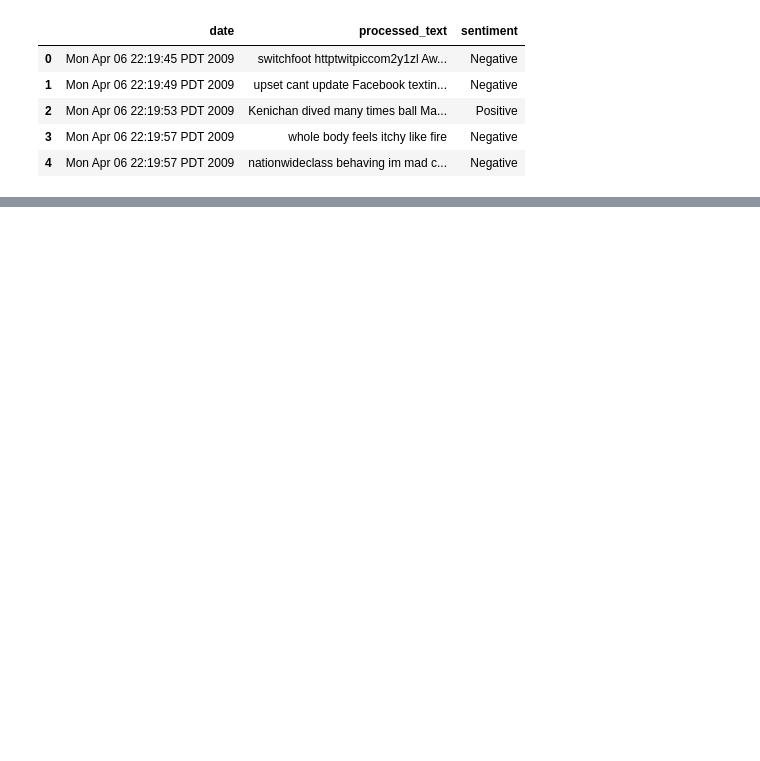
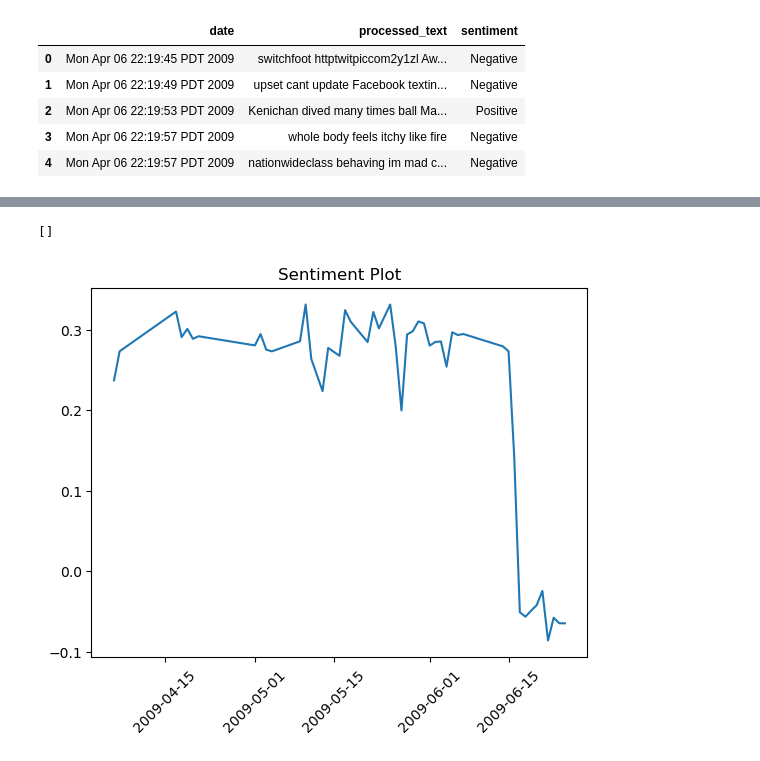
Before and after one commit to sbs23019/MSA_DA_S2_CA2, a Jupyter notebook: S2_CA2_initial.ipynb, the cells around one changed output, grey strips where cells are left out. Saved outputs shown, nothing was run; the diff lists cells and outputs as text; code cells hidden in the pictures; blank space fills up the shorter version.

```diff
--- a/S2_CA2_initial.ipynb
+++ b/S2_CA2_initial.ipynb
@@ -176,0 +253,8 @@ data_sentiments.head()
+# %%
+first_date = sentiment_df['date'].min()
+final_date = sentiment_df['date'].max()
+date_range = pd.date_range(start=first_date, end=final_date)
+date_range_df = pd.DataFrame({'date': date_range})
+
+sentiment_dates = date_range_df.merge(sentiment_df, how='left', left_on='date', right_on='date').set_index('date')
+sentiment_dates.head(10)
@@ -176,0 +274,3 @@ data_sentiments.head()
+# %%
+sentiment_dates['total_sentiment'] = sentiment_dates['total_sentiment'].interpolate(method='linear')
+sentiment_dates.head()
@@ -176,0 +285,10 @@ data_sentiments.head()
+# %%
+
+
+plt.plot(sentiment_dates)
+plt.title('Sentiment Plot')
+plt.xticks(rotation=45)
+plt.plot()
+# %% [output]
+[]
+[figure, added]
```
Also changed, not shown: parts of 24 cells of this notebook.
